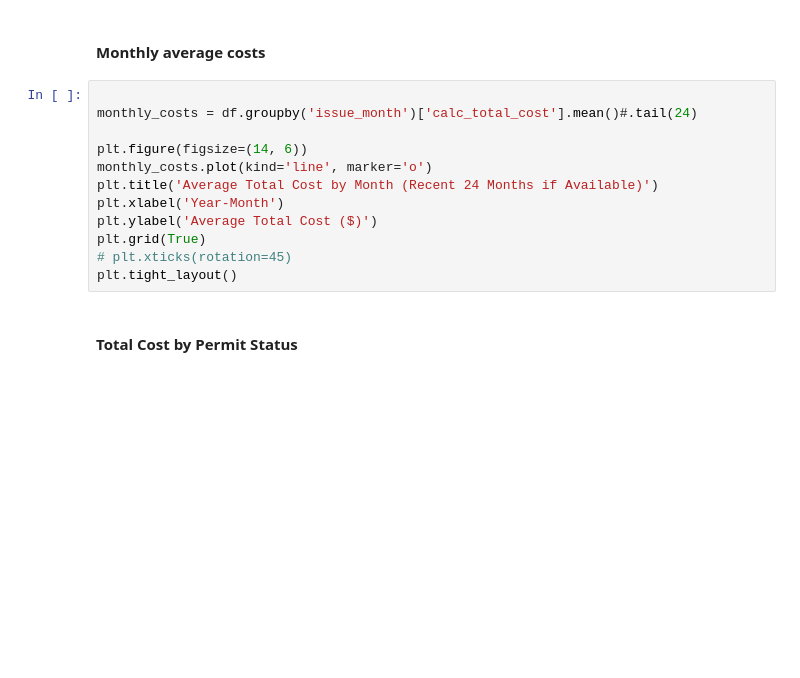
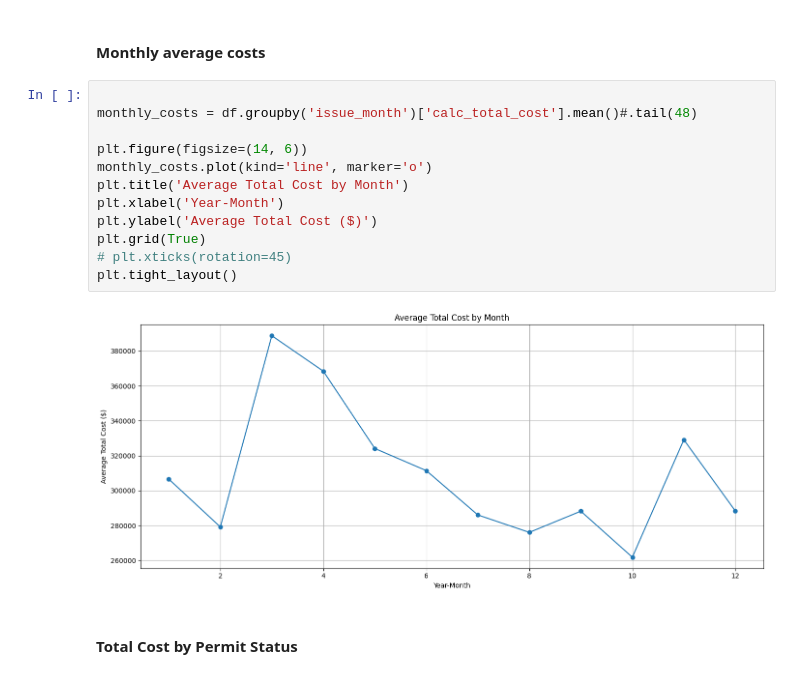
Before and after one commit to estebanba/book-rec, a Jupyter notebook: notebooks/analysis_building_permits.ipynb, the cells around one changed output. Drawn from its saved outputs; the diff is of its cells as text; blank space fills up the shorter version.

```diff
--- a/notebooks/analysis_building_permits.ipynb
+++ b/notebooks/analysis_building_permits.ipynb
@@ -135,16 +194,18 @@ df
 #### Monthly average costs
 # %%
 
-monthly_costs = df.groupby('issue_month')['calc_total_cost'].mean()#.tail(24)
+monthly_costs = df.groupby('issue_month')['calc_total_cost'].mean()#.tail(48)
 
 plt.figure(figsize=(14, 6))
 monthly_costs.plot(kind='line', marker='o')
-plt.title('Average Total Cost by Month (Recent 24 Months if Available)')
+plt.title('Average Total Cost by Month')
 plt.xlabel('Year-Month')
 plt.ylabel('Average Total Cost ($)')
 plt.grid(True)
 # plt.xticks(rotation=45)
 plt.tight_layout()
+# %% [output]
+[figure, added]
 # %% [markdown]
 #### Total Cost by Permit Status
 # %%
```
Also changed, not shown: parts of 25 cells of this notebook, 2 other files.
